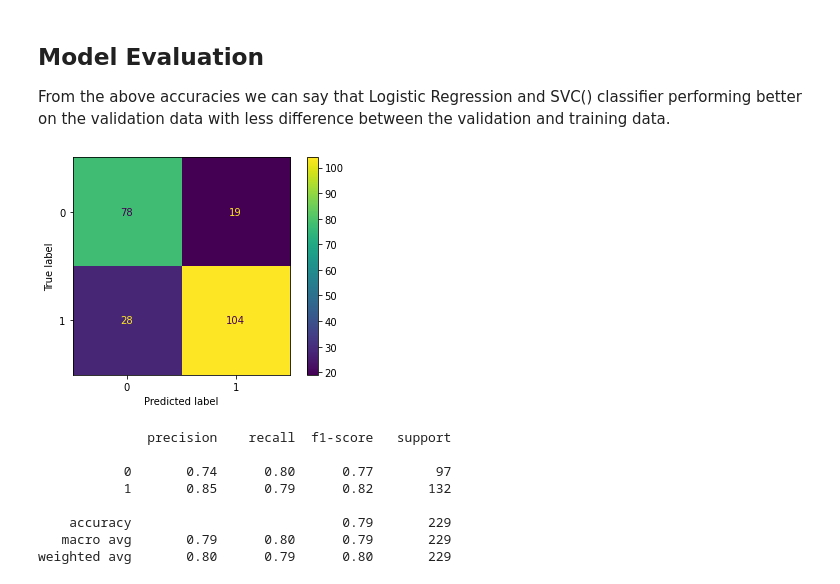
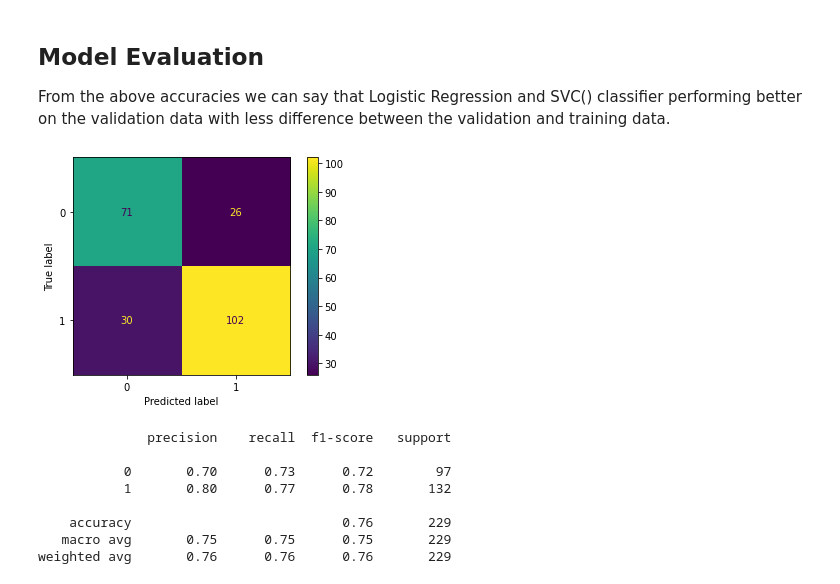
Before and after one commit to MalleswariSubbu/Wine_Quality_Prediction_MachineLearning, a Jupyter notebook: wine_quality_prediction.ipynb, the cells around one changed output. Cells and saved outputs as stored; diff of their text form; code cells hidden in the pictures.

```diff
--- a/wine_quality_prediction.ipynb
+++ b/wine_quality_prediction.ipynb
@@ -183,19 +183,19 @@ Validation Accuracy :  0.7520306154326772
 From the above accuracies we can say that Logistic Regression and SVC() classifier performing better on the validation data with less difference between the validation and training data.
 # %%
 # plot the confusion matrix for the validation data using the Logistic Regression model
-metrics.plot_confusion_matrix(models[1], X_test, y_test)
+metrics.plot_confusion_matrix(models[0], X_test, y_test)
 plt.show()
 # %% [output]
-[figure, old version]
+[figure, new version]
 # %%
 # print the classification report for the best performing model
-print(metrics.classification_report(y_test, models[1].predict(X_test)))
+print(metrics.classification_report(y_test, models[0].predict(X_test)))
 # %% [output]
               precision    recall  f1-score   support
 
-           0       0.74      0.80      0.77        97
-           1       0.85      0.79      0.82       132
+           0       0.70      0.73      0.72        97
+           1       0.80      0.77      0.78       132
 
-    accuracy                           0.79       229
-   macro avg       0.79      0.80      0.79       229
-weighted avg       0.80      0.79      0.80       229
+    accuracy                           0.76       229
+   macro avg       0.75      0.75      0.75       229
+weighted avg       0.76      0.76      0.76       229
```
